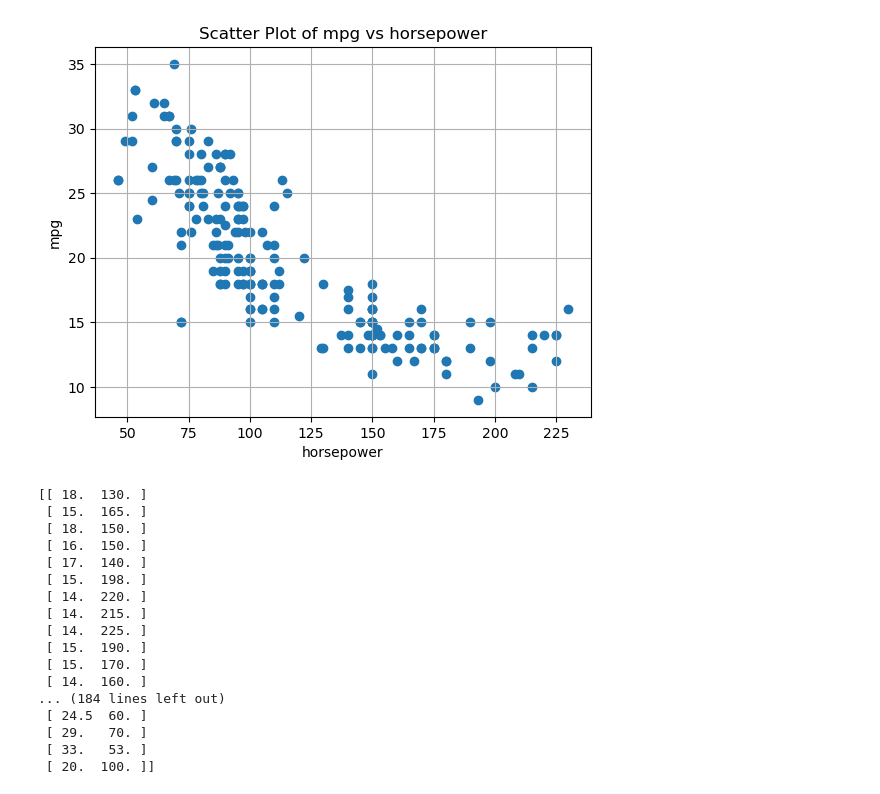
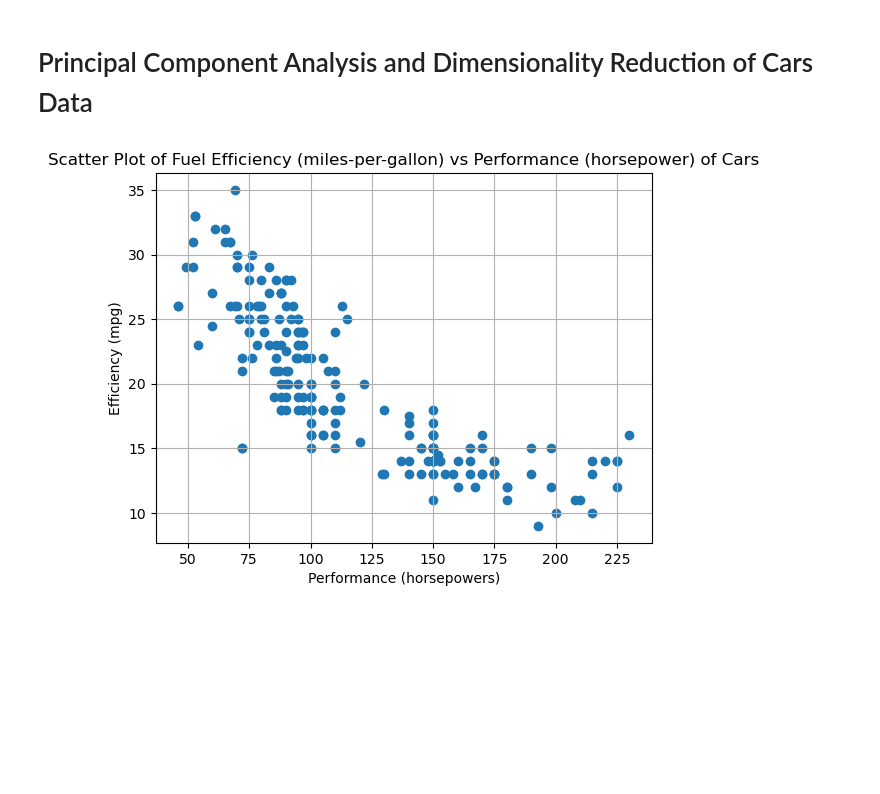
Before and after one commit to wit03/horsepows-vs-mpg, a Jupyter notebook: code.ipynb, the cells around one changed output. Saved outputs shown, nothing was run; the diff lists cells and outputs as text; code cells hidden in the pictures; blank space fills up the shorter version.

```diff
--- a/code.ipynb
+++ b/code.ipynb
@@ -1,3 +1,5 @@
+# %% [markdown]
+# Principal Component Analysis and Dimensionality Reduction of Cars Data
 # %%
 import pandas as pd
 import matplotlib.pyplot as plt
@@ -12,32 +14,13 @@ data = pd.read_csv(file_path, usecols=['mpg', 'horsepower'], nrows=200)
 # %%
 # This is how our first data looks like
 plt.scatter(data['horsepower'], data['mpg'])
-plt.title(f'Scatter Plot of mpg vs horsepower')
-plt.xlabel('horsepower')
-plt.ylabel('mpg')
+plt.title(f'Scatter Plot of Fuel Efficiency (miles-per-gallon) vs Performance (horsepower) of Cars')
+plt.xlabel('Performance (horsepowers)')
+plt.ylabel('Efficiency (mpg)')
 plt.grid(True)
 plt.show()
 # %% [output]
-[figure, old version]
+[figure, new version]
 # %%
 # Convert pandas dataframe to numpy array (matrix)
 array_data = data.to_numpy()
-print(array_data)
-# %% [output]
-[[ 18.  130. ]
- [ 15.  165. ]
- [ 18.  150. ]
- [ 16.  150. ]
- [ 17.  140. ]
- [ 15.  198. ]
- [ 14.  220. ]
- [ 14.  215. ]
- [ 14.  225. ]
- [ 15.  190. ]
- [ 15.  170. ]
- [ 14.  160. ]
-... (184 lines left out)
- [ 24.5  60. ]
- [ 29.   70. ]
- [ 33.   53. ]
- [ 20.  100. ]]
```
Also changed, not shown: parts of 11 cells of this notebook.
